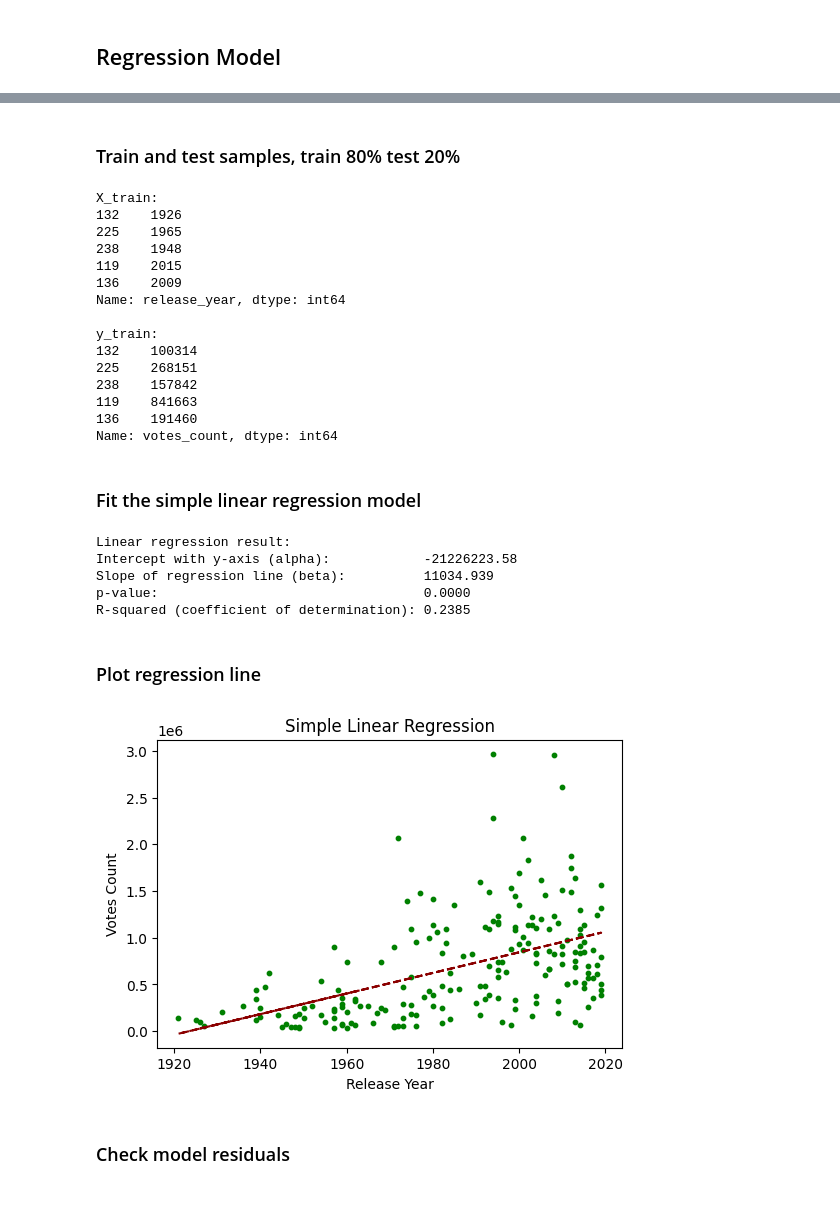
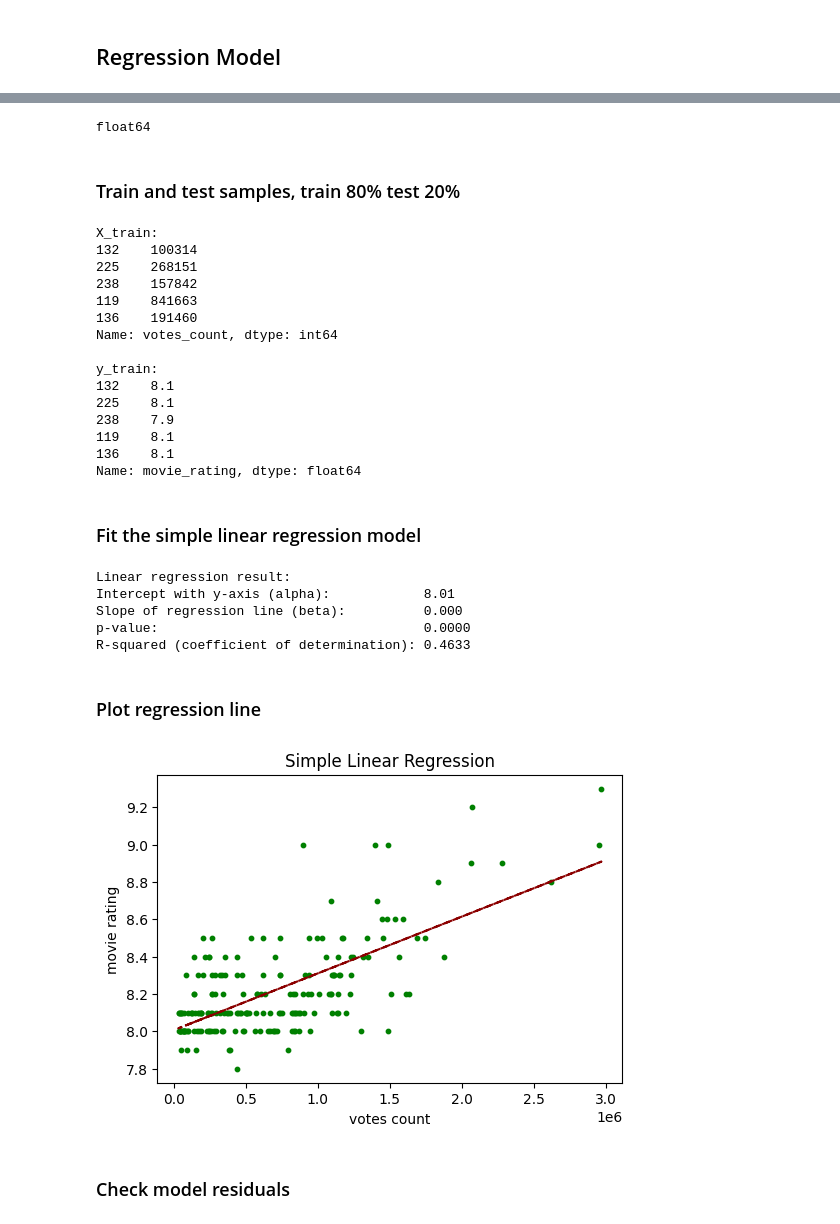
Before and after one commit to shajiranraveendran/data_analytics_project, a Jupyter notebook: project.ipynb, the cells around one changed output, grey strips where cells are left out. Saved outputs shown, nothing was run; the diff lists cells and outputs as text; code cells hidden in the pictures.

```diff
--- a/project.ipynb
+++ b/project.ipynb
@@ -271,9 +269,16 @@ warnings.filterwarnings('ignore')
+# %%
+# Change datatype of movie_rating to float
+df['movie_rating'] = df['movie_rating'].str.replace(',', '.').astype(float)
+
+print(df['movie_rating'].dtype)
+# %% [output]
+float64
 # %% [markdown]
 ### Train and test samples, train 80% test 20%
 # %%
 # Create train and test samples for runtime
-X_train, X_test, y_train, y_test = train_test_split(df['release_year'],
-                                                    df['votes_count'],
+X_train, X_test, y_train, y_test = train_test_split(df['votes_count'],
+                                                    df['movie_rating'],
                                                     test_size=0.20,
                                                     random_state=42)
 # Show X_train
@@ -284,23 +289,23 @@ print(X_train.head(), '\n')
 print('y_train:')
 print(y_train.head())
 
-# Modell soll versuchen vorherzusagen, ob neue Filme mehr Stimmen haben als alte, da mehr Menschen Zugang zu Bewertungen haben.
+# Modell soll versuchen vorherzusagen, wie gut ein Film bewertet wird, basierend auf der Anzahl der Bewertungen
 # %% [output]
 X_train:
-132    1926
-225    1965
-238    1948
-119    2015
-136    2009
-Name: release_year, dtype: int64
-
-y_train:
 132    100314
 225    268151
 238    157842
 119    841663
 136    191460
 Name: votes_count, dtype: int64
+
+y_train:
+132    8.1
+225    8.1
+238    7.9
+119    8.1
+136    8.1
+Name: movie_rating, dtype: float64
 # %% [markdown]
 ### Fit the simple linear regression model
 # %%
@@ -315,31 +320,31 @@ print(f'p-value:                                  {p:.4f}')
 print(f'R-squared (coefficient of determination): {r**2:.4f}')
 # %% [output]
 Linear regression result:
-Intercept with y-axis (alpha):            -21226223.58
-Slope of regression line (beta):          11034.939
+Intercept with y-axis (alpha):            8.01
+Slope of regression line (beta):          0.000
 p-value:                                  0.0000
-R-squared (coefficient of determination): 0.2385
+R-squared (coefficient of determination): 0.4633
 # %% [markdown]
 ### Plot regression line
 # %%
 # Function to calculate model predictions
 def myfunc(x):
     return slope * x + intercept
 
 # Apply myfunc() to x, i.e. make predictions
 mymodel = pd.Series(map(myfunc, X_train))
 
 # Scatterplot with regression line
 plt.figure(figsize=(6,4))
 plt.scatter(X_train, y_train, s=10, color='green')
 plt.plot(X_train, mymodel, color='darkred', linestyle='dashed')
 plt.title('Simple Linear Regression')
-plt.xlabel('Release Year')
-plt.ylabel('Votes Count')
+plt.xlabel('votes count')
+plt.ylabel('movie rating')
 
 plt.show()
 # %% [output]
-[figure, old version]
+[figure, new version]
 # %% [markdown]
 ### Check model residuals
 # %%
```
Also changed, not shown: parts of 18 cells of this notebook.
